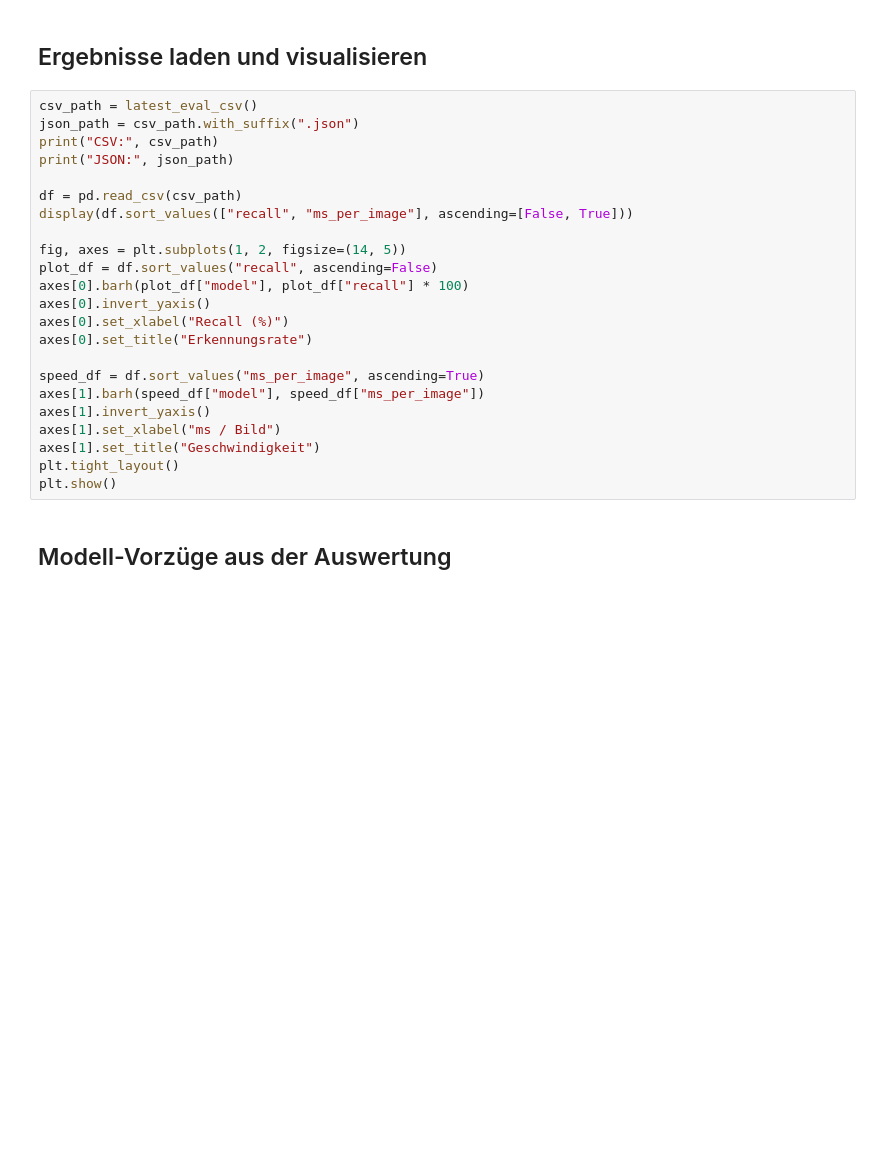
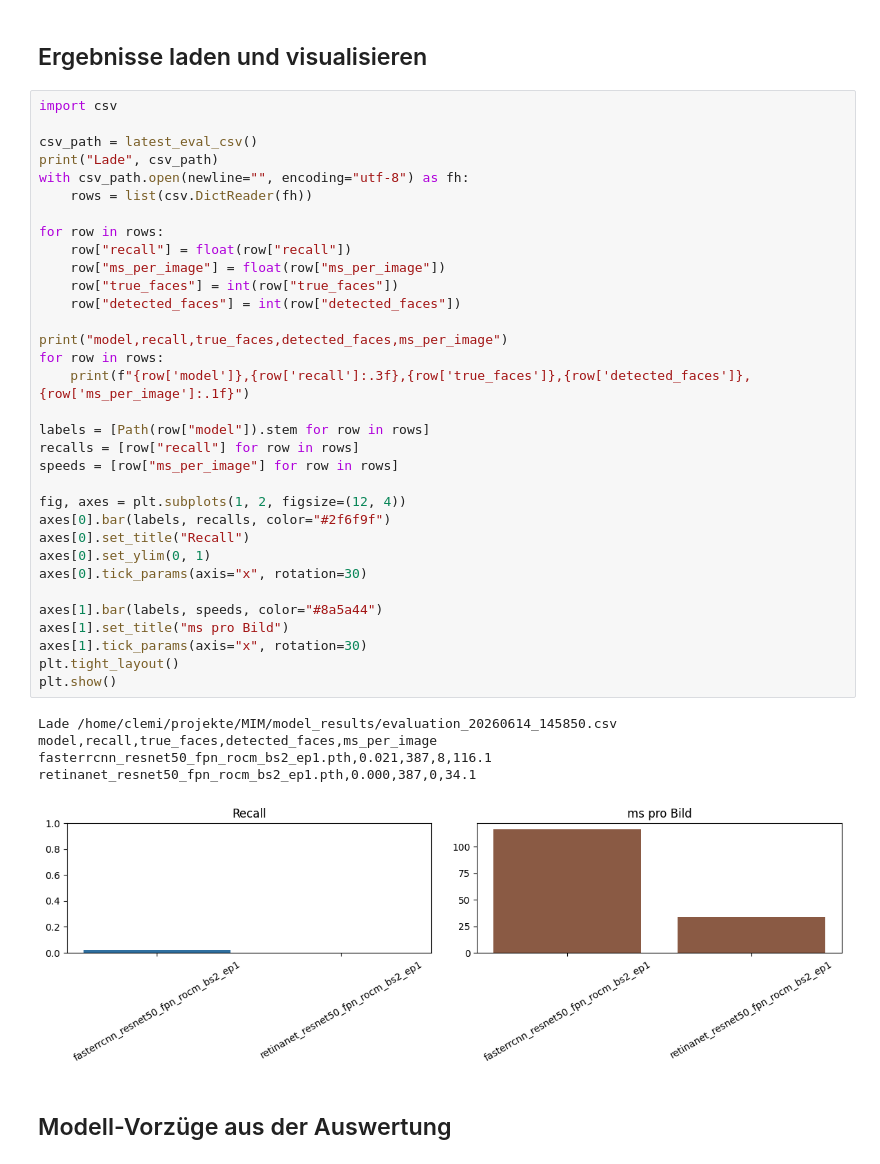
Before and after one commit to globalx-prog/face_model_lab, a Jupyter notebook: training_evaluation_lab.ipynb, the cells around one changed output. Saved outputs shown, nothing was run; the diff lists cells and outputs as text; blank space fills up the shorter version.

```diff
--- a/training_evaluation_lab.ipynb
+++ b/training_evaluation_lab.ipynb
@@ -126,28 +168,44 @@ run_cmd([
 # %% [markdown]
 ## Ergebnisse laden und visualisieren
-# %%
-csv_path = latest_eval_csv()
-json_path = csv_path.with_suffix(".json")
-print("CSV:", csv_path)
-print("JSON:", json_path)
-
-df = pd.read_csv(csv_path)
-display(df.sort_values(["recall", "ms_per_image"], ascending=[False, True]))
-
-fig, axes = plt.subplots(1, 2, figsize=(14, 5))
-plot_df = df.sort_values("recall", ascending=False)
-axes[0].barh(plot_df["model"], plot_df["recall"] * 100)
-axes[0].invert_yaxis()
-axes[0].set_xlabel("Recall (%)")
-axes[0].set_title("Erkennungsrate")
-
-speed_df = df.sort_values("ms_per_image", ascending=True)
-axes[1].barh(speed_df["model"], speed_df["ms_per_image"])
-axes[1].invert_yaxis()
-axes[1].set_xlabel("ms / Bild")
-axes[1].set_title("Geschwindigkeit")
-plt.tight_layout()
-plt.show()
+# %%
+import csv
+
+csv_path = latest_eval_csv()
+print("Lade", csv_path)
+with csv_path.open(newline="", encoding="utf-8") as fh:
+    rows = list(csv.DictReader(fh))
+
+for row in rows:
+    row["recall"] = float(row["recall"])
+    row["ms_per_image"] = float(row["ms_per_image"])
+    row["true_faces"] = int(row["true_faces"])
+    row["detected_faces"] = int(row["detected_faces"])
+
+print("model,recall,true_faces,detected_faces,ms_per_image")
+for row in rows:
+    print(f"{row['model']},{row['recall']:.3f},{row['true_faces']},{row['detected_faces']},{row['ms_per_image']:.1f}")
+
+labels = [Path(row["model"]).stem for row in rows]
+recalls = [row["recall"] for row in rows]
+speeds = [row["ms_per_image"] for row in rows]
+
+fig, axes = plt.subplots(1, 2, figsize=(12, 4))
+axes[0].bar(labels, recalls, color="#2f6f9f")
+axes[0].set_title("Recall")
+axes[0].set_ylim(0, 1)
+axes[0].tick_params(axis="x", rotation=30)
+
+axes[1].bar(labels, speeds, color="#8a5a44")
+axes[1].set_title("ms pro Bild")
+axes[1].tick_params(axis="x", rotation=30)
+plt.tight_layout()
+plt.show()
+# %% [output]
+Lade /home/clemi/projekte/MIM/model_results/evaluation_20260614_145850.csv
+model,recall,true_faces,detected_faces,ms_per_image
+fasterrcnn_resnet50_fpn_rocm_bs2_ep1.pth,0.021,387,8,116.1
+retinanet_resnet50_fpn_rocm_bs2_ep1.pth,0.000,387,0,34.1
+[figure, added]
 # %% [markdown]
 ## Modell-Vorzüge aus der Auswertung
 # %%
```
Also changed, not shown: parts of 6 cells of this notebook, 6 other files.
